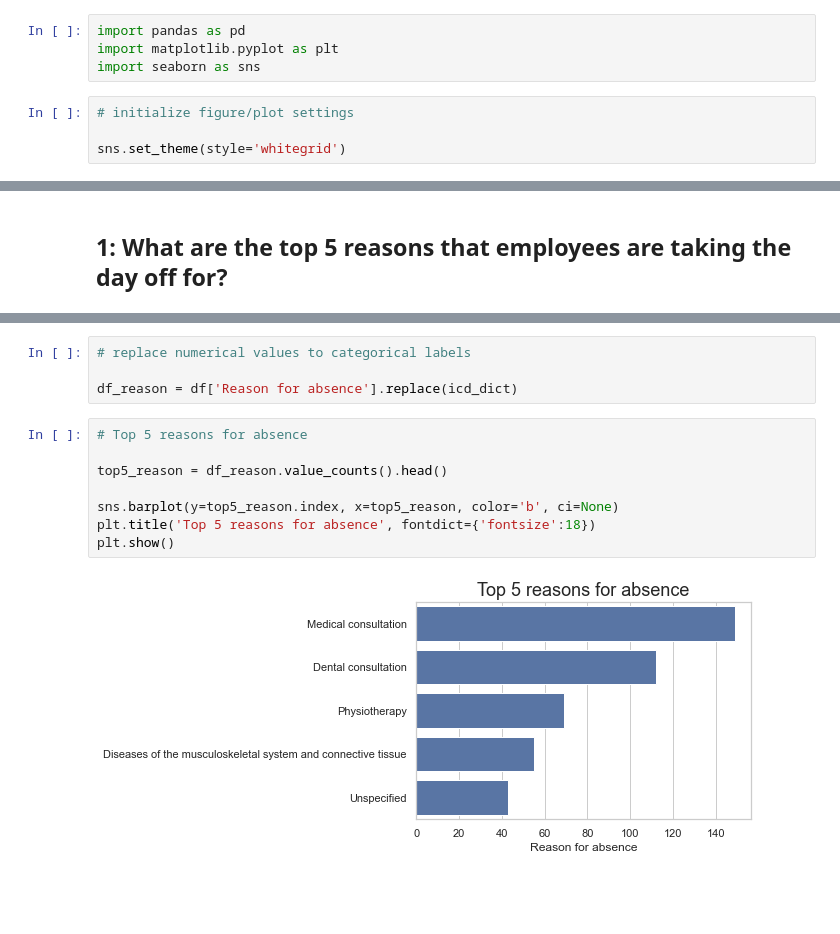
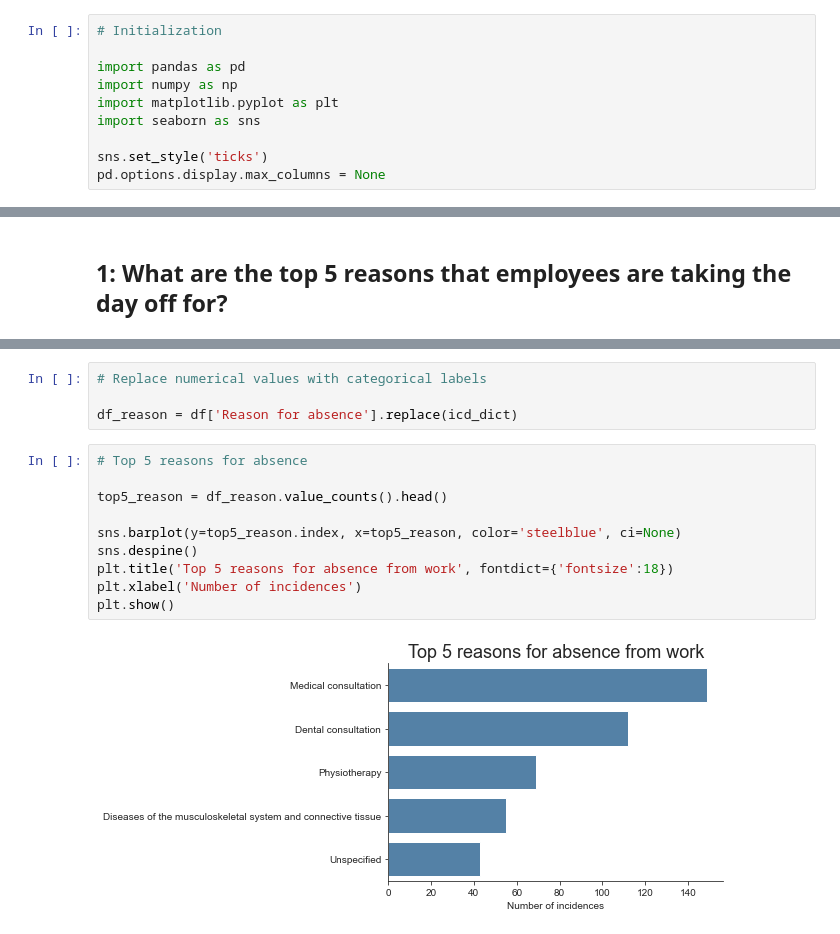
Before and after one commit to diweiho/Absenteeism-at-work, a Jupyter notebook: analysis.ipynb, the cells around one changed output, grey strips where cells are left out. Saved outputs shown, nothing was run; the diff lists cells and outputs as text; blank space fills up the shorter version.

```diff
--- a/analysis.ipynb
+++ b/analysis.ipynb
@@ -1,9 +7,11 @@
 # %%
+# Initialization
+
 import pandas as pd
+import numpy as np
 import matplotlib.pyplot as plt
 import seaborn as sns
+
+sns.set_style('ticks')
+pd.options.display.max_columns = None
-# %%
-# initialize figure/plot settings
-
-sns.set_theme(style='whitegrid')
 # %%
@@ -67,17 +64,19 @@ icd_dict = {0:'Unspecified',
             27:'Physiotherapy',
             28:'Dental consultation'}
 # %%
-# replace numerical values to categorical labels
+# Replace numerical values with categorical labels
 
 df_reason = df['Reason for absence'].replace(icd_dict)
 # %%
 # Top 5 reasons for absence
 
 top5_reason = df_reason.value_counts().head()
 
-sns.barplot(y=top5_reason.index, x=top5_reason, color='b', ci=None)
-plt.title('Top 5 reasons for absence', fontdict={'fontsize':18})
+sns.barplot(y=top5_reason.index, x=top5_reason, color='steelblue', ci=None)
+sns.despine()
+plt.title('Top 5 reasons for absence from work', fontdict={'fontsize':18})
+plt.xlabel('Number of incidences')
 plt.show()
 # %% [output]
-[figure, old version]
+[figure, new version]
 # %% [markdown]
```
Also changed, not shown: parts of 13 cells of this notebook, 1 other file.
